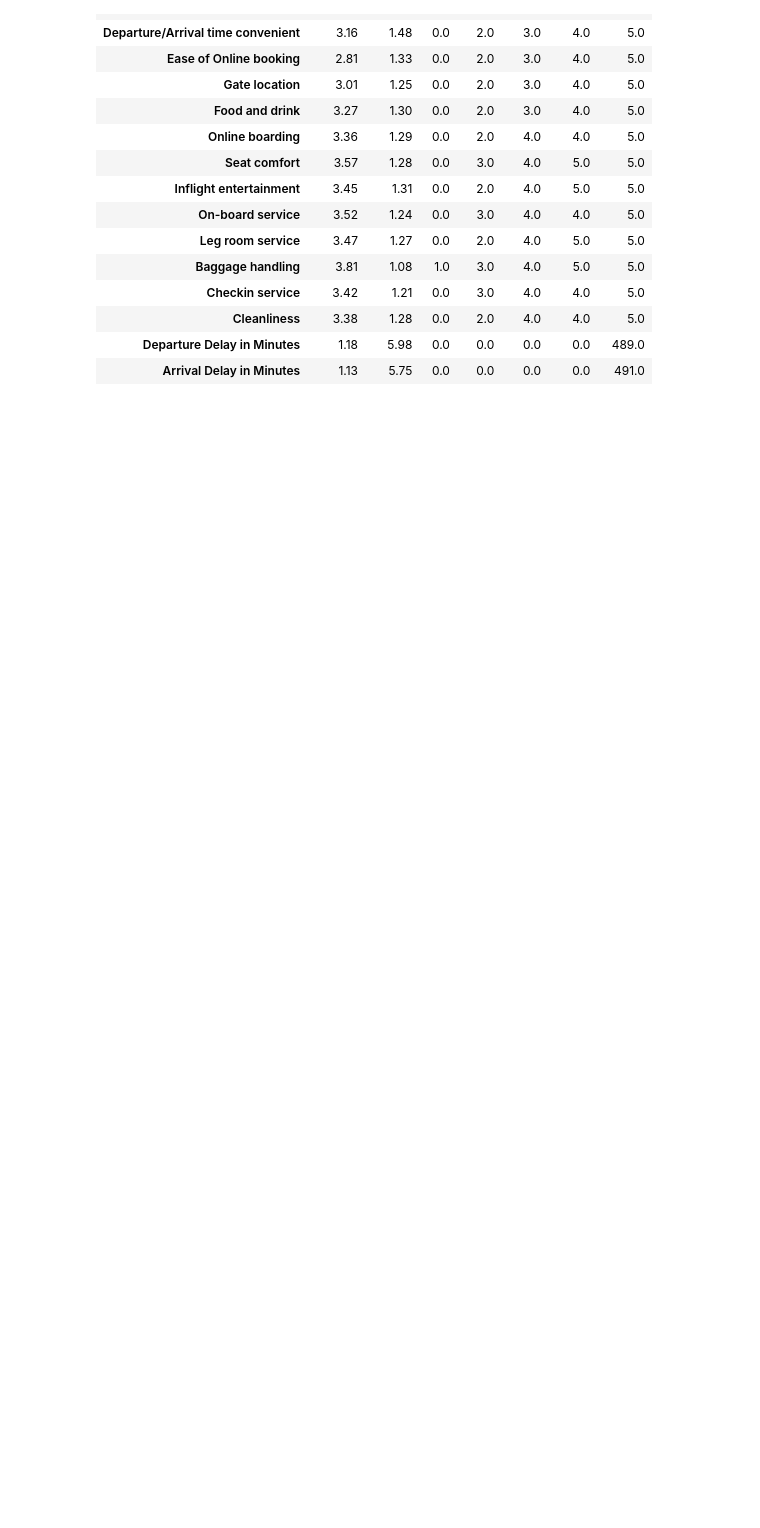
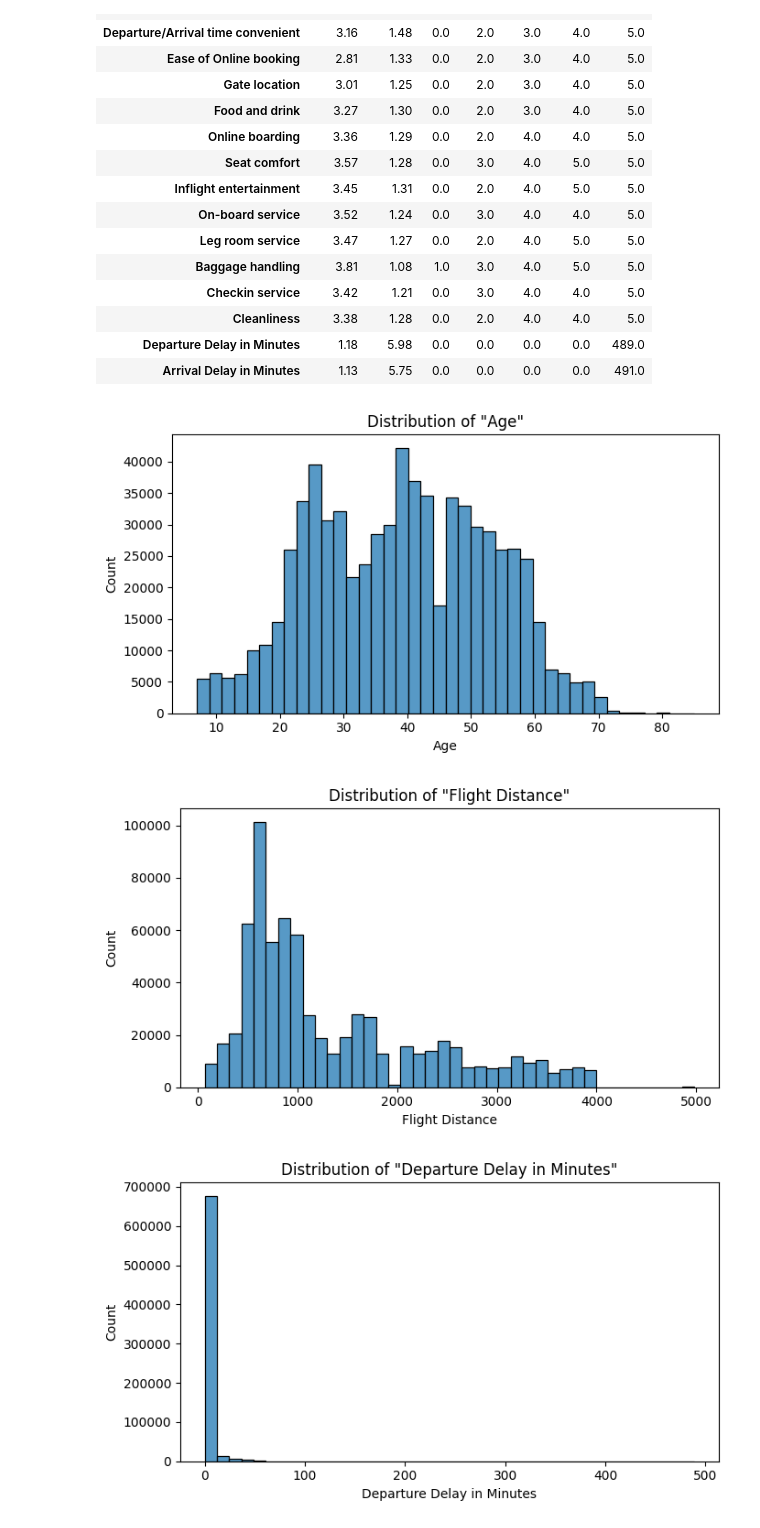
Before and after one commit to Aman-Sharma1812/Predicting-Airline-Satisfaction, a Jupyter notebook: predicting-airline-satisfaction.ipynb, the cells around one changed output. Cells and saved outputs as stored; diff of their text form; code cells hidden in the pictures; blank space fills up the shorter version.

```diff
--- a/predicting-airline-satisfaction.ipynb
+++ b/predicting-airline-satisfaction.ipynb
@@ -275,3 +276,25 @@ display(df_train[num_cols].describe().drop("count").T.round(2))
 | Cleanliness | 3.38 | 1.28 | 0.0 | 2.0 | 4.0 | 4.0 | 5.0 |
 | Departure Delay in Minutes | 1.18 | 5.98 | 0.0 | 0.0 | 0.0 | 0.0 | 489.0 |
 | Arrival Delay in Minutes | 1.13 | 5.75 | 0.0 | 0.0 | 0.0 | 0.0 | 491.0 |
+# %%
+# plot bumerical distribution
+
+features_to_plot = ["Age", "Flight Distance", "Departure Delay in Minutes", "Arrival Delay in Minutes"]
+
+for col in features_to_plot:
+    plt.figure(figsize=(7, 4))
+
+    sns.histplot(
+        data=df_train,
+        x=col,
+        bins=40,
+        kde=False
+    )
+
+    plt.title(f"Distribution of \"{col}\"")
+    plt.tight_layout()
+    plt.show()
+# %% [output]
+[figure, added]
+[figure, added]
+[figure, added]
```
Also changed, not shown: parts of 4 cells of this notebook.
